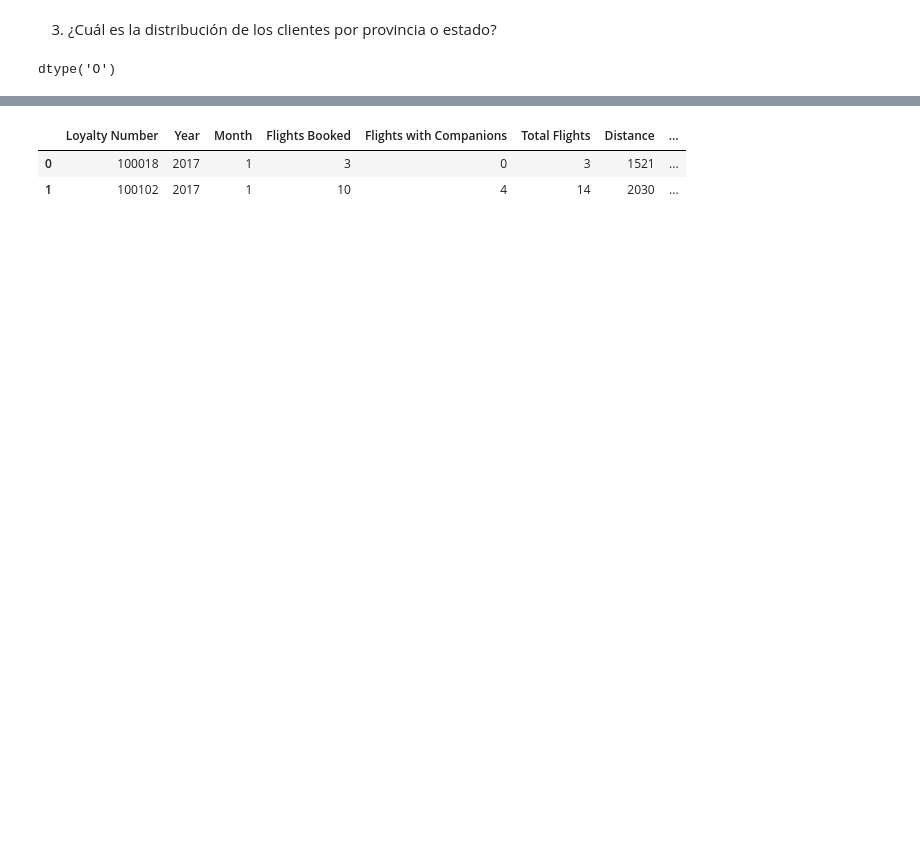
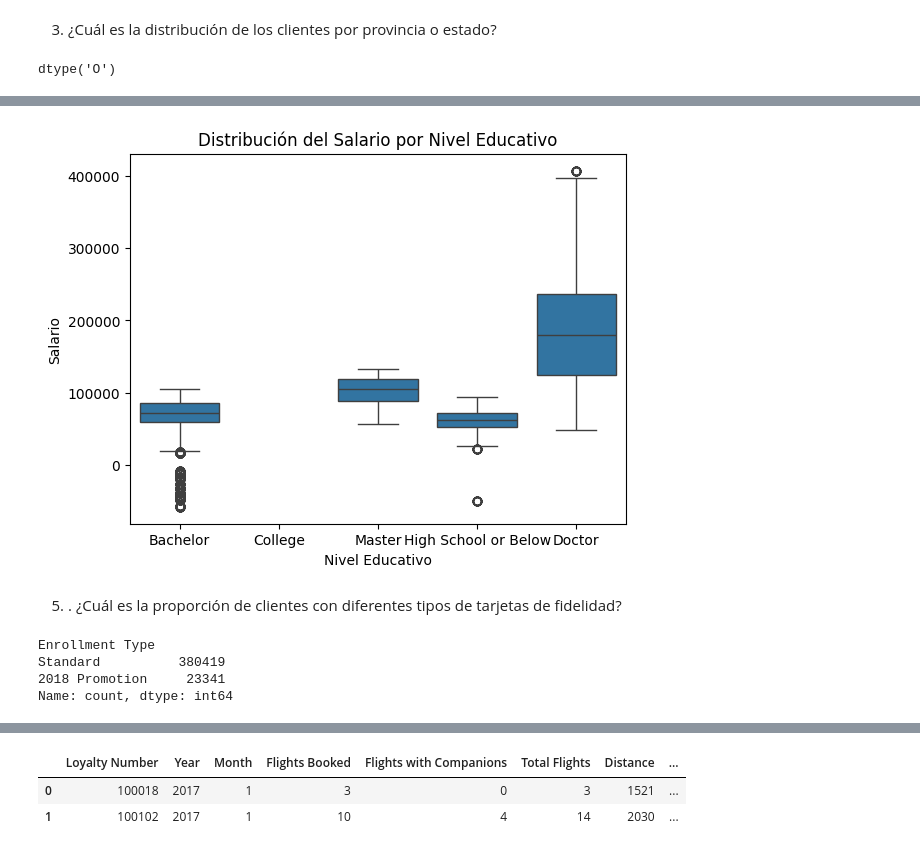
Before and after one commit to Adalab/bda-modulo-3-evaluacion-final-carazh, a Jupyter notebook: trabajo.ipynb, the cells around one changed output, grey strips where cells are left out. Cells and saved outputs as stored; diff of their text form; code cells hidden in the pictures; blank space fills up the shorter version.

```diff
--- a/trabajo.ipynb
+++ b/trabajo.ipynb
@@ -586,0 +725,22 @@ df_sin_dup["Flights Booked"].value_counts().sort_values(ascending=False)
+# %%
+# Comparativa entre los salarios y los niveles educativos. Ojo con los outliers de bachelor por debajo.
+sns.boxplot(data=df_sin_dup, x='Education', y='Salary')
+
+# Añadir título y etiquetas
+plt.title('Distribución del Salario por Nivel Educativo')
+plt.xlabel('Nivel Educativo')
+plt.ylabel('Salario')
+
+# Mostrar el gráfico
+plt.show()
+# %% [output]
+[figure, added]
+# %% [markdown]
+5.  . ¿Cuál es la proporción de clientes con diferentes tipos de tarjetas de fidelidad?
+# %%
+df_sin_dup["Enrollment Type"].value_counts()
+# %% [output]
+Enrollment Type
+Standard          380419
+2018 Promotion     23341
+Name: count, dtype: int64
```
Also changed, not shown: parts of 45 cells of this notebook, 1 other file.
